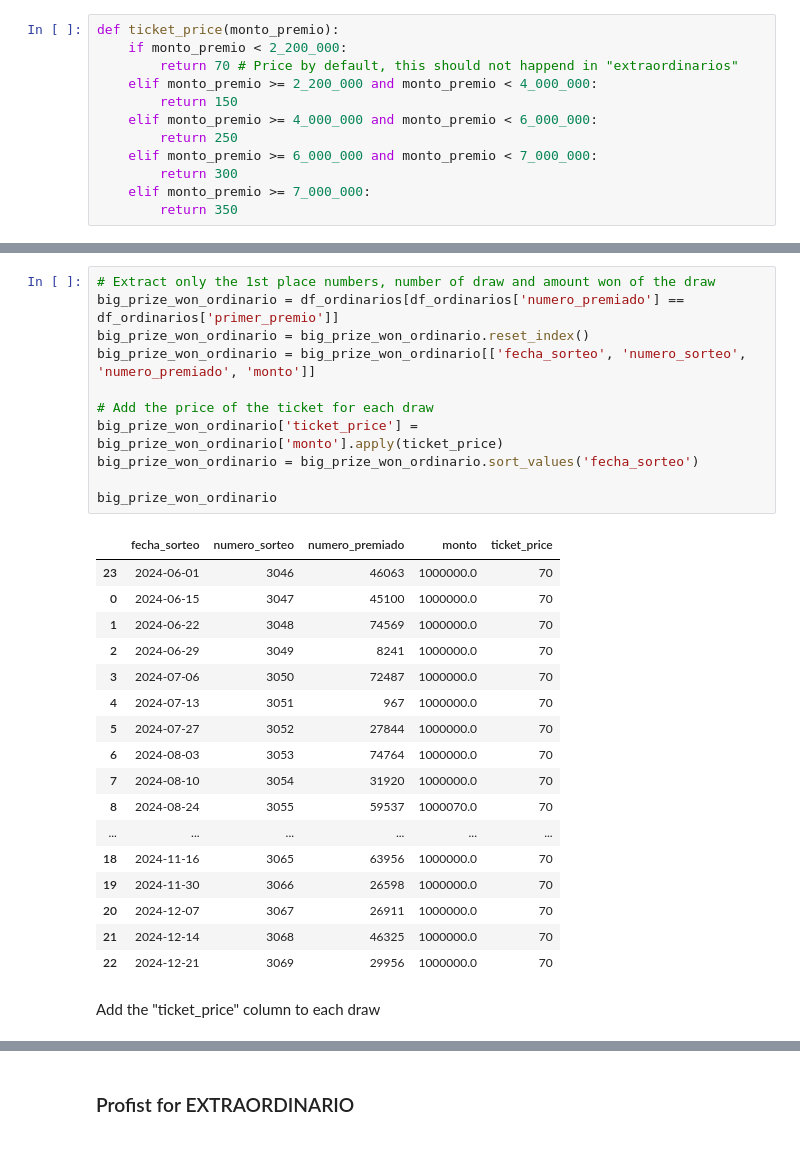
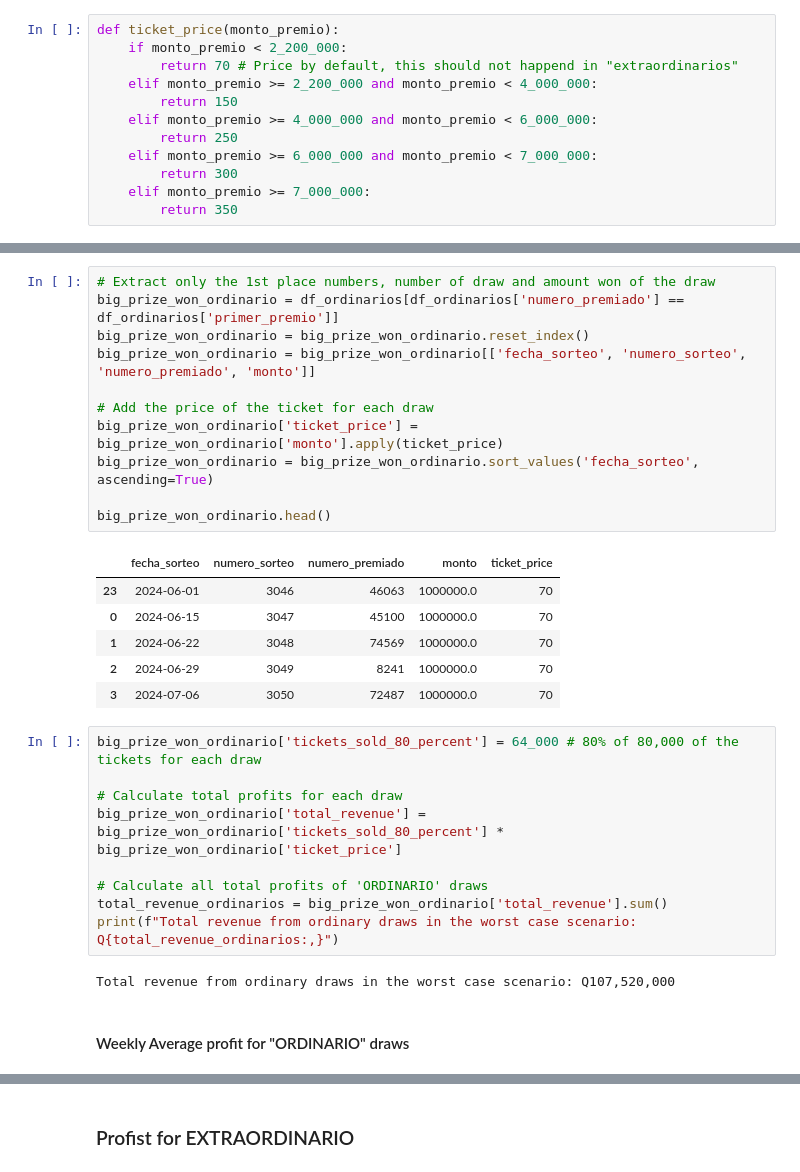
Before and after one commit to AngelDHackerman/santa-lucia-data-analysis-manual, a Jupyter notebook: notebooks/visualization_sorteos_premios.ipynb, the cells around one changed output, grey strips where cells are left out. Cells and saved outputs as stored; diff of their text form.

Commit message:
added average weekly profits in the worst case scenario

```diff
--- a/notebooks/visualization_sorteos_premios.ipynb
+++ b/notebooks/visualization_sorteos_premios.ipynb
@@ -299,31 +301,31 @@ grand_total_tickets_issued_ordinario
 # %%
 # Extract only the 1st place numbers, number of draw and amount won of the draw
 big_prize_won_ordinario = df_ordinarios[df_ordinarios['numero_premiado'] == df_ordinarios['primer_premio']]
 big_prize_won_ordinario = big_prize_won_ordinario.reset_index()
 big_prize_won_ordinario = big_prize_won_ordinario[['fecha_sorteo', 'numero_sorteo', 'numero_premiado', 'monto']]
 
 # Add the price of the ticket for each draw
 big_prize_won_ordinario['ticket_price'] = big_prize_won_ordinario['monto'].apply(ticket_price)
-big_prize_won_ordinario = big_prize_won_ordinario.sort_values('fecha_sorteo')
+big_prize_won_ordinario = big_prize_won_ordinario.sort_values('fecha_sorteo', ascending=True)
 
-big_prize_won_ordinario
+big_prize_won_ordinario.head()
 # %% [output]
 |  | fecha_sorteo | numero_sorteo | numero_premiado | monto | ticket_price |
 | 23 | 2024-06-01 | 3046 | 46063 | 1000000.0 | 70 |
 | 0 | 2024-06-15 | 3047 | 45100 | 1000000.0 | 70 |
 | 1 | 2024-06-22 | 3048 | 74569 | 1000000.0 | 70 |
 | 2 | 2024-06-29 | 3049 | 8241 | 1000000.0 | 70 |
 | 3 | 2024-07-06 | 3050 | 72487 | 1000000.0 | 70 |
-| 4 | 2024-07-13 | 3051 | 967 | 1000000.0 | 70 |
-| 5 | 2024-07-27 | 3052 | 27844 | 1000000.0 | 70 |
-| 6 | 2024-08-03 | 3053 | 74764 | 1000000.0 | 70 |
-| 7 | 2024-08-10 | 3054 | 31920 | 1000000.0 | 70 |
-| 8 | 2024-08-24 | 3055 | 59537 | 1000070.0 | 70 |
-| ... | ... | ... | ... | ... | ... |
-| 18 | 2024-11-16 | 3065 | 63956 | 1000000.0 | 70 |
-| 19 | 2024-11-30 | 3066 | 26598 | 1000000.0 | 70 |
-| 20 | 2024-12-07 | 3067 | 26911 | 1000000.0 | 70 |
-| 21 | 2024-12-14 | 3068 | 46325 | 1000000.0 | 70 |
-| 22 | 2024-12-21 | 3069 | 29956 | 1000000.0 | 70 |
-# %% [markdown]
-Add the "ticket_price" column to each draw
+# %%
+big_prize_won_ordinario['tickets_sold_80_percent'] = 64_000 # 80% of 80,000 of the tickets for each draw
+
+# Calculate total profits for each draw
+big_prize_won_ordinario['total_revenue'] = big_prize_won_ordinario['tickets_sold_80_percent'] * big_prize_won_ordinario['ticket_price']
+
+# Calculate all total profits of 'ORDINARIO' draws
+total_revenue_ordinarios = big_prize_won_ordinario['total_revenue'].sum()
+print(f"Total revenue from ordinary draws in the worst case scenario: Q{total_revenue_ordinarios:,}")
+# %% [output]
+Total revenue from ordinary draws in the worst case scenario: Q107,520,000
+# %% [markdown]
+#### Weekly Average profit for "ORDINARIO" draws
```
Also changed, not shown: parts of 21 cells of this notebook.
